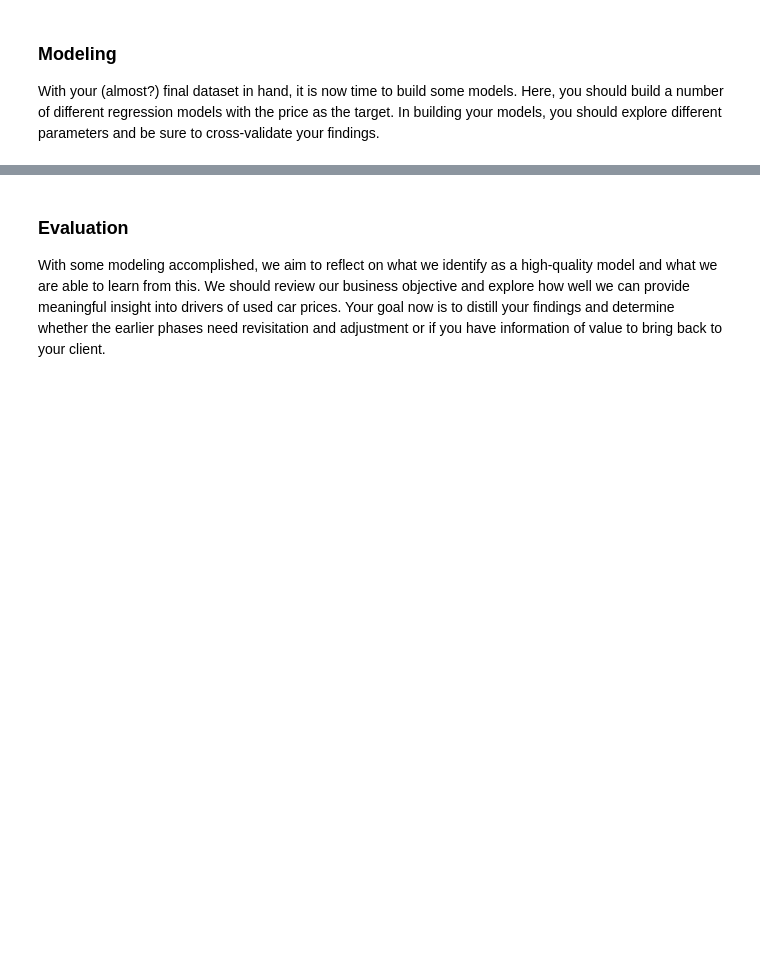
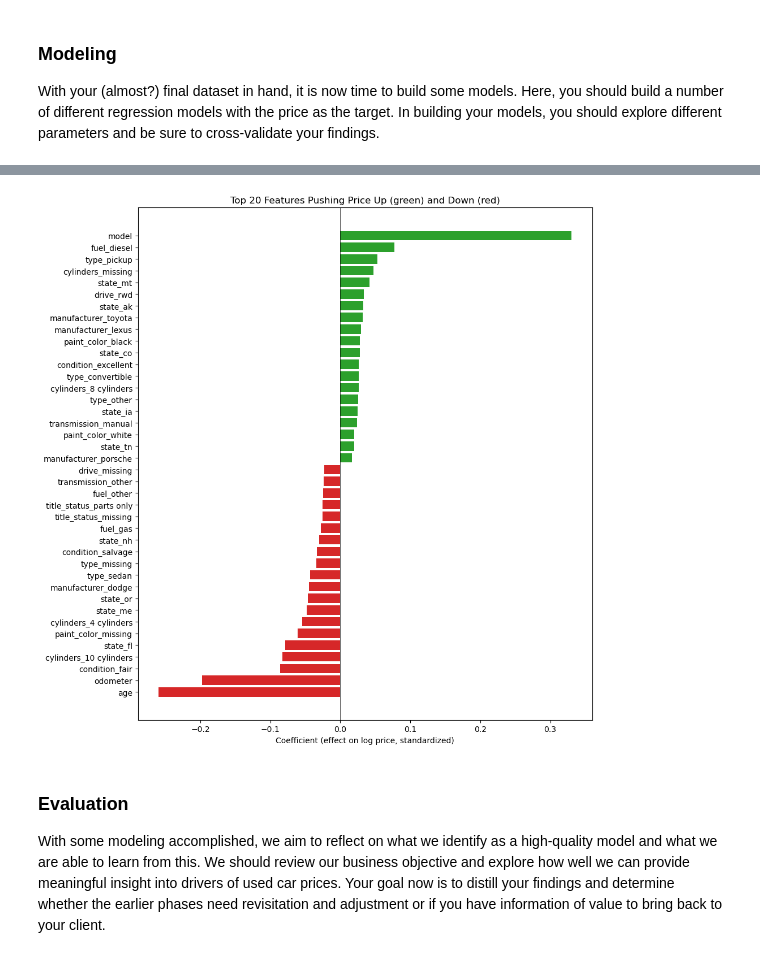
Before and after one commit to cnolan3/used_car_prices, a Jupyter notebook: pa2_starter/prompt_II.ipynb, the cells around one changed output, grey strips where cells are left out. Saved outputs shown, nothing was run; the diff lists cells and outputs as text; code cells hidden in the pictures; blank space fills up the shorter version.

Commit message:
complete assignment

```diff
--- a/pa2_starter/prompt_II.ipynb
+++ b/pa2_starter/prompt_II.ipynb
@@ -413,3 +580,27 @@ With your (almost?) final dataset in hand, it is now time to build some models.
+# %%
+### plot the impact of the top 20 most impactful features using their coefficients
+
+ridge_model = ridge_pipe.named_steps['ridge']
+coef_df = pd.DataFrame({
+    'feature': X_train.columns,
+    'coefficient': ridge_model.coef_,
+}).assign(abs_coef=lambda d: d['coefficient'].abs())
+
+top_n = 20
+top_pos = coef_df.nlargest(top_n, 'coefficient')
+top_neg = coef_df.nsmallest(top_n, 'coefficient')
+top_features = pd.concat([top_pos, top_neg]).sort_values('coefficient')
+
+fig, ax = plt.subplots(figsize=(10, 10))
+colors = ['#d62728' if c < 0 else '#2ca02c' for c in top_features['coefficient']]
+ax.barh(top_features['feature'], top_features['coefficient'], color=colors)
+ax.axvline(0, color='black', linewidth=0.5)
+ax.set_xlabel('Coefficient (effect on log price, standardized)')
+ax.set_title(f'Top {top_n} Features Pushing Price Up (green) and Down (red)')
+plt.tight_layout()
+plt.show()
+# %% [output]
+[figure, added]
 # %% [markdown]
 ### Evaluation
 
```
Also changed, not shown: parts of 13 cells of this notebook.
